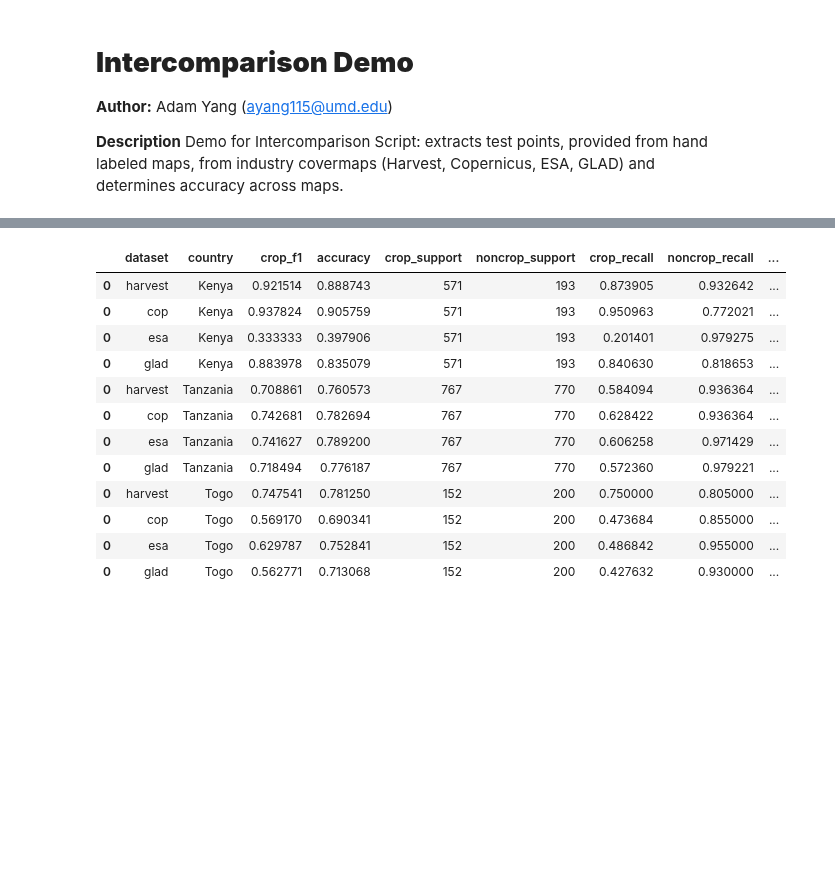
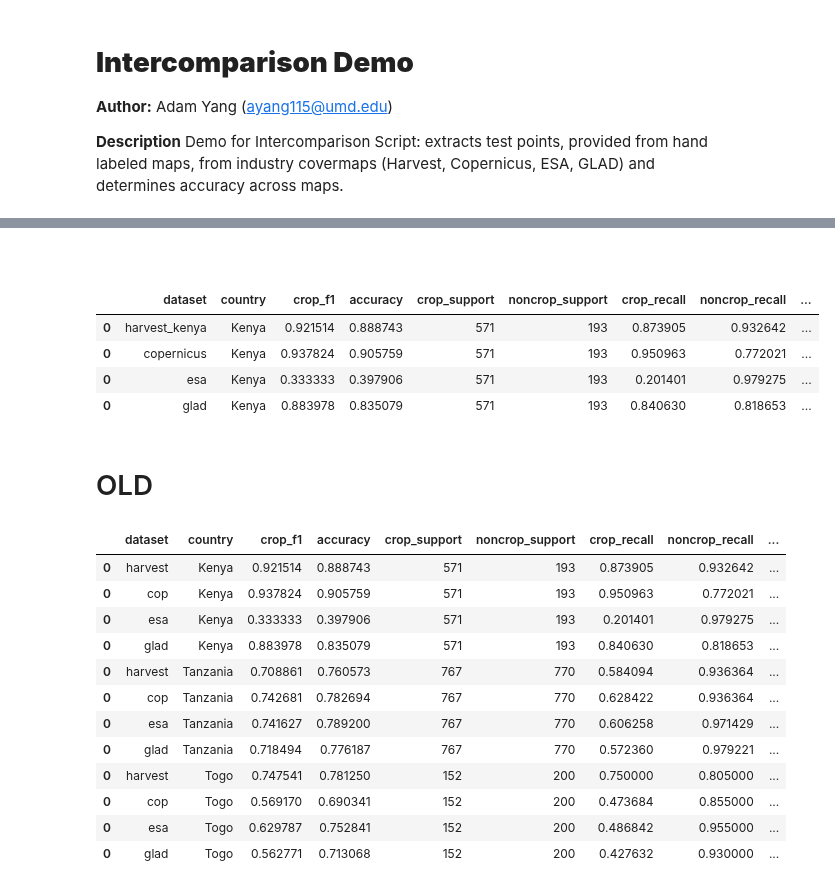
Before and after one commit to nasaharvest/crop-mask, a Jupyter notebook: notebooks/intercomparison_script.ipynb, the cells around one changed output, grey strips where cells are left out. Saved outputs shown, nothing was run; the diff lists cells and outputs as text; code cells hidden in the pictures; blank space fills up the shorter version.

```diff
--- a/notebooks/intercomparison_script.ipynb
+++ b/notebooks/intercomparison_script.ipynb
@@ -110,3 +109,15 @@ dataset: glad | country: Togo
+# %% [markdown]
+#
+# %%
+test1.results["Kenya"]
+# %% [output]
+|  | dataset | country | crop_f1 | accuracy | crop_support | noncrop_support | crop_recall | noncrop_recall | ... |
+| 0 | harvest_kenya | Kenya | 0.921514 | 0.888743 | 571 | 193 | 0.873905 | 0.932642 | ... |
+| 0 | copernicus | Kenya | 0.937824 | 0.905759 | 571 | 193 | 0.950963 | 0.772021 | ... |
+| 0 | esa | Kenya | 0.333333 | 0.397906 | 571 | 193 | 0.201401 | 0.979275 | ... |
+| 0 | glad | Kenya | 0.883978 | 0.835079 | 571 | 193 | 0.840630 | 0.818653 | ... |
+# %% [markdown]
+# OLD
 # %%
 covermap_results
 # %% [output]
```
Also changed, not shown: parts of 22 cells of this notebook, 1 other file.
